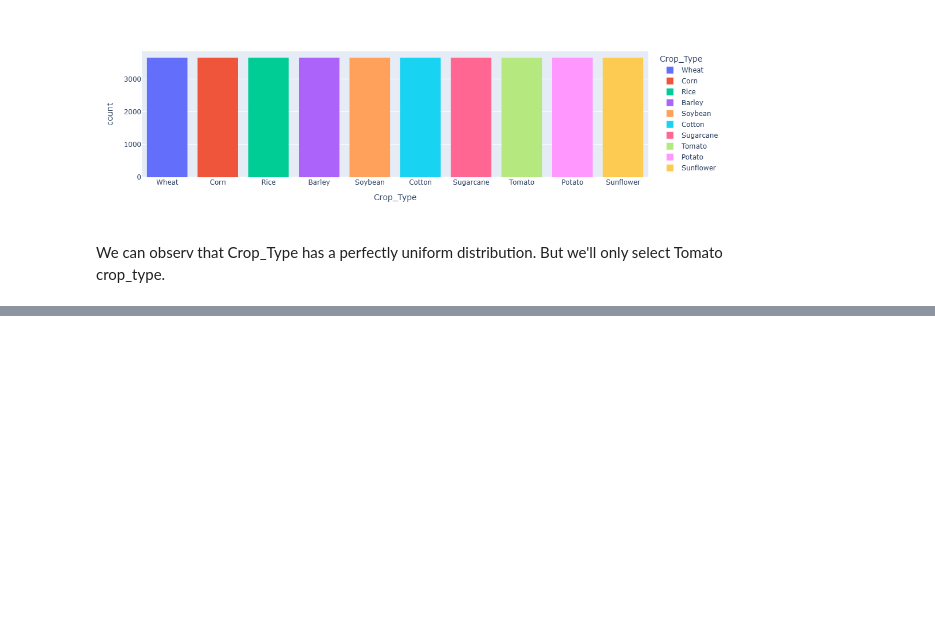
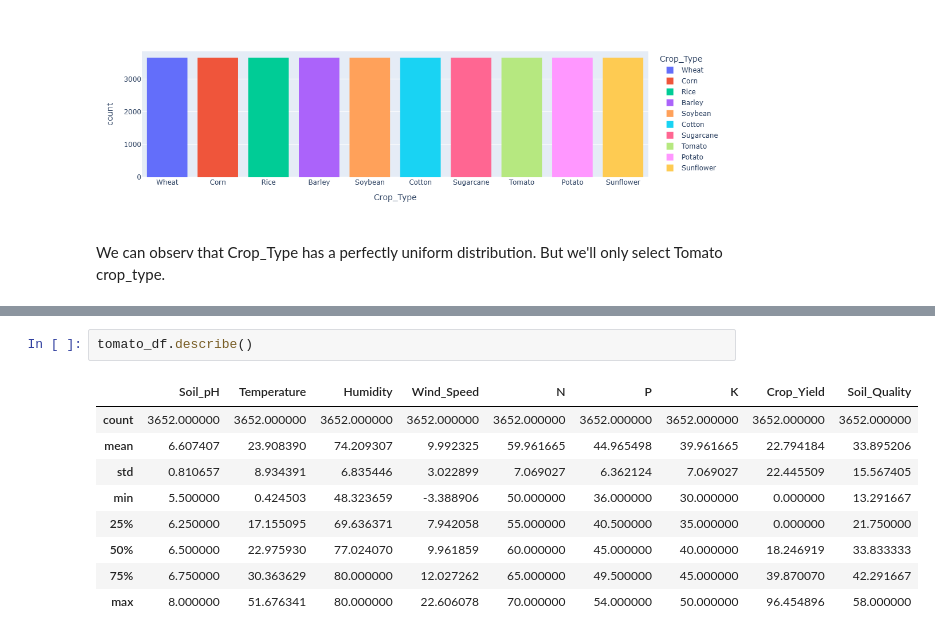
Before and after one commit to AtlasGreenEye/crop-yield-prediction, a Jupyter notebook: tomato-yield-predictor.ipynb, the cells around one changed output, grey strips where cells are left out. Drawn from its saved outputs; the diff is of its cells as text; blank space fills up the shorter version.

```diff
--- a/tomato-yield-predictor.ipynb
+++ b/tomato-yield-predictor.ipynb
@@ -69,0 +89,12 @@ We can observ that Crop_Type has a perfectly uniform distribution. But we'll onl
+# %%
+tomato_df.describe()
+# %% [output]
+|  | Soil_pH | Temperature | Humidity | Wind_Speed | N | P | K | Crop_Yield | Soil_Quality |
+| count | 3652.000000 | 3652.000000 | 3652.000000 | 3652.000000 | 3652.000000 | 3652.000000 | 3652.000000 | 3652.000000 | 3652.000000 |
+| mean | 6.607407 | 23.908390 | 74.209307 | 9.992325 | 59.961665 | 44.965498 | 39.961665 | 22.794184 | 33.895206 |
+| std | 0.810657 | 8.934391 | 6.835446 | 3.022899 | 7.069027 | 6.362124 | 7.069027 | 22.445509 | 15.567405 |
+| min | 5.500000 | 0.424503 | 48.323659 | -3.388906 | 50.000000 | 36.000000 | 30.000000 | 0.000000 | 13.291667 |
+| 25% | 6.250000 | 17.155095 | 69.636371 | 7.942058 | 55.000000 | 40.500000 | 35.000000 | 0.000000 | 21.750000 |
+| 50% | 6.500000 | 22.975930 | 77.024070 | 9.961859 | 60.000000 | 45.000000 | 40.000000 | 18.246919 | 33.833333 |
+| 75% | 6.750000 | 30.363629 | 80.000000 | 12.027262 | 65.000000 | 49.500000 | 45.000000 | 39.870070 | 42.291667 |
+| max | 8.000000 | 51.676341 | 80.000000 | 22.606078 | 70.000000 | 54.000000 | 50.000000 | 96.454896 | 58.000000 |
```
Also changed, not shown: parts of 5 cells of this notebook.
